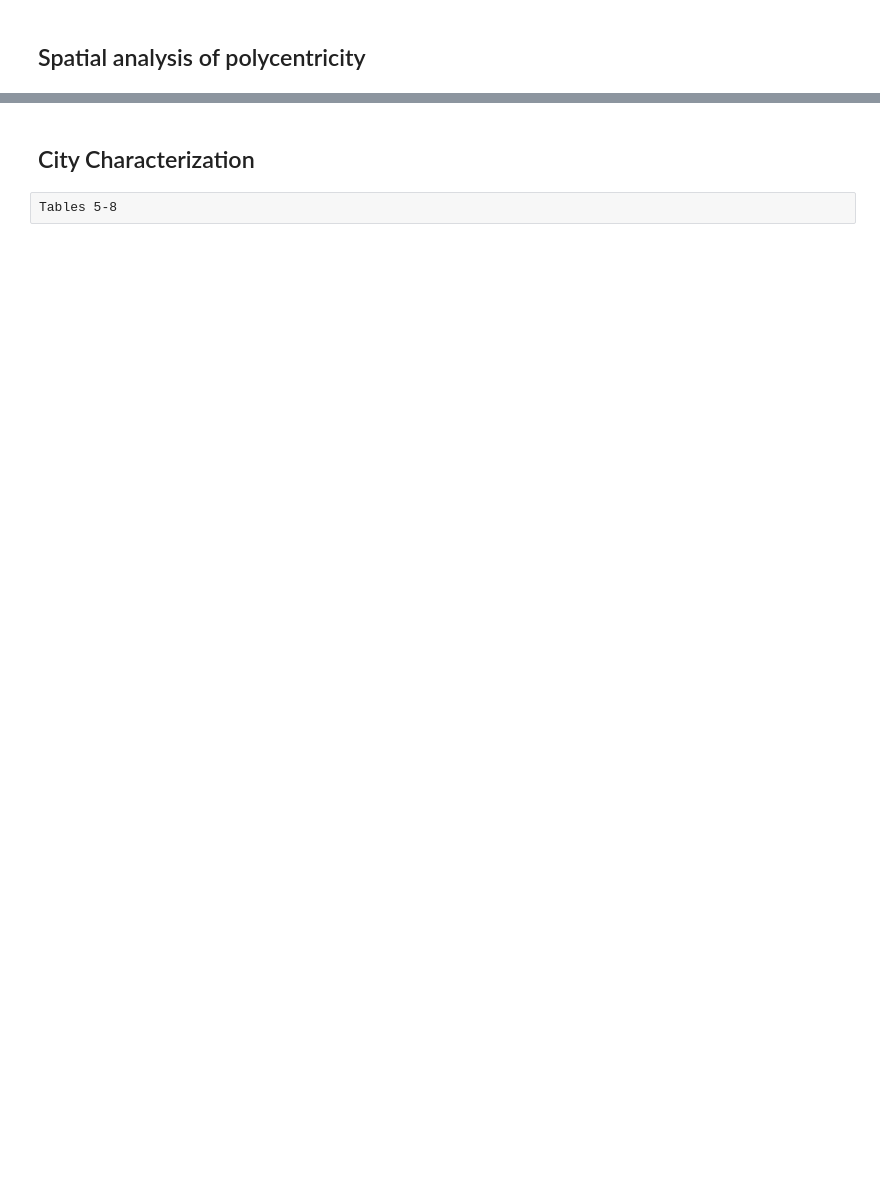
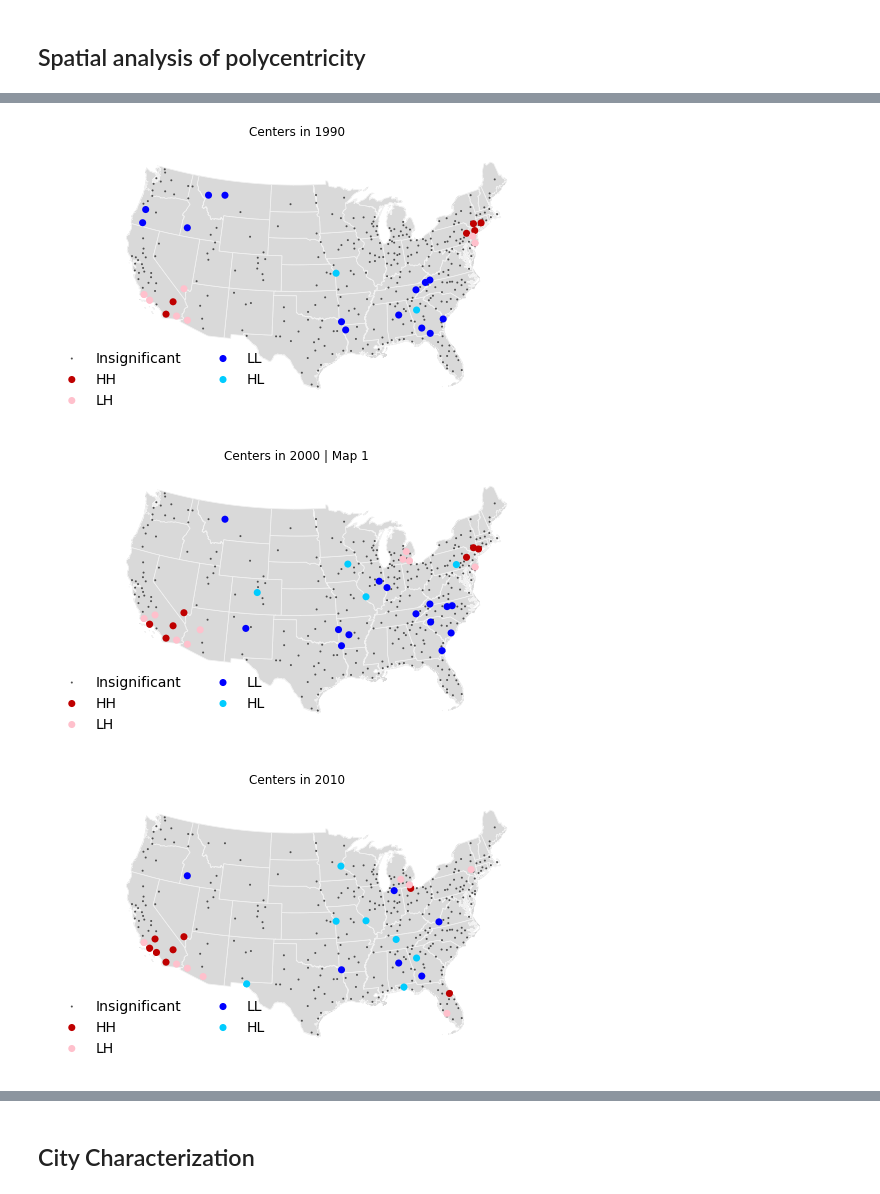
Before and after one commit to darribas/us_employment_centers, a Jupyter notebook: us_centers.ipynb, the cells around one changed output, grey strips where cells are left out. Cells and saved outputs as stored; diff of their text form; code cells hidden in the pictures; blank space fills up the shorter version.

```diff
--- a/us_centers.ipynb
+++ b/us_centers.ipynb
@@ -171,0 +257,5 @@ Maps 1-2
+# %%
+msas = db.groupby(['msa', 'year']).apply(\
+            lambda x: x.groupby('center_id').ngroups).unstack()
+ord = ['m'+i for i in ps.open(msa_pts_link.replace('.shp', '.dbf')).by_col('CBSA')]
+msas = msas.reindex(ord)
@@ -171,0 +266,19 @@ Maps 1-2
+# %%
+morans = []
+for k in [9]:
+    w = ps.knnW_from_shapefile(msa_pts_link, k=k)
+    w.transform = 'R'
+    m_90 = ps.Moran(msas[1990].astype(float), w, permutations=perms)
+    m_00 = ps.Moran(msas[2000].astype(float), w, permutations=perms)
+    m_10 = ps.Moran(msas[2010].astype(float), w, permutations=perms)
+    t90_00 = (msas[2000] - msas[1990]).astype(float)
+    m_90_00 = ps.Moran(t90_00, w, permutations=perms)
+    t00_10 = (msas[2010] - msas[2000]).astype(float)
+    m_00_10 = ps.Moran(t00_10, w, permutations=perms)
+    out = pd.DataFrame({'I': [m_90.I, m_00.I, m_10.I, m_90_00.I, m_00_10.I], \
+            'p': [m_90.p_sim, m_00.p_sim, m_10.p_sim, m_90_00.p_sim, m_00_10.p_sim], \
+            'var': ['m_90', 'm_00', 'm_10', 'm_90_00', 'm_00_10']})
+    out['w'] = 'w' + str(k)
+    morans.append(out)
+morans = pd.concat(morans).pivot('var', 'w')
+morans
@@ -171,0 +294,24 @@ Maps 1-2
+# %%
+# Within a loop in case the user wants to explore different values for k
+for k in [9]:
+    w = ps.knnW_from_shapefile(msa_pts_link, k=k)
+    w.transform = 'R'
+    m_90 = ps.Moran_Local(msas[1990].astype(float).values, w, permutations=perms)
+    p = tools.plot_lisa(m_90, st=states_link, msa=msa_pts_link, title='Centers in 1990')
+    m_00 = ps.Moran_Local(msas[2000].astype(float).values, w, permutations=perms)
+    p = tools.plot_lisa(m_00, st=states_link, msa=msa_pts_link, title='Centers in 2000 | Map 1')
+    m_10 = ps.Moran_Local(msas[2010].astype(float).values, w, permutations=perms)
+    p = tools.plot_lisa(m_10, st=states_link, msa=msa_pts_link, title='Centers in 2010')
+
+    t90_00 = (msas[2000] - msas[1990]).astype(float).values
+    m_90_00 = ps.Moran_Local(t90_00, w, permutations=perms)
+    p = tools.plot_lisa(m_90_00, st=states_link, msa=msa_pts_link, \
+                        title='Change in centers 1990-2000')
+    t00_10 = (msas[2010] - msas[2000]).astype(float).values
+    m_00_10 = ps.Moran_Local(t00_10, w, permutations=perms)
+    p = tools.plot_lisa(m_00_10, st=states_link, msa=msa_pts_link,
+                        title='Change in centers 2000-2010 | Map 2')
+# %% [output]
+[figure, added]
+[figure, added]
+[figure, added]
@@ -172,4 +320,2 @@ Maps 1-2
 # %% [markdown]
 ## City Characterization
-# %% [raw]
-Tables 5-8
```
Also changed, not shown: parts of 30 cells of this notebook, 2 other files.
